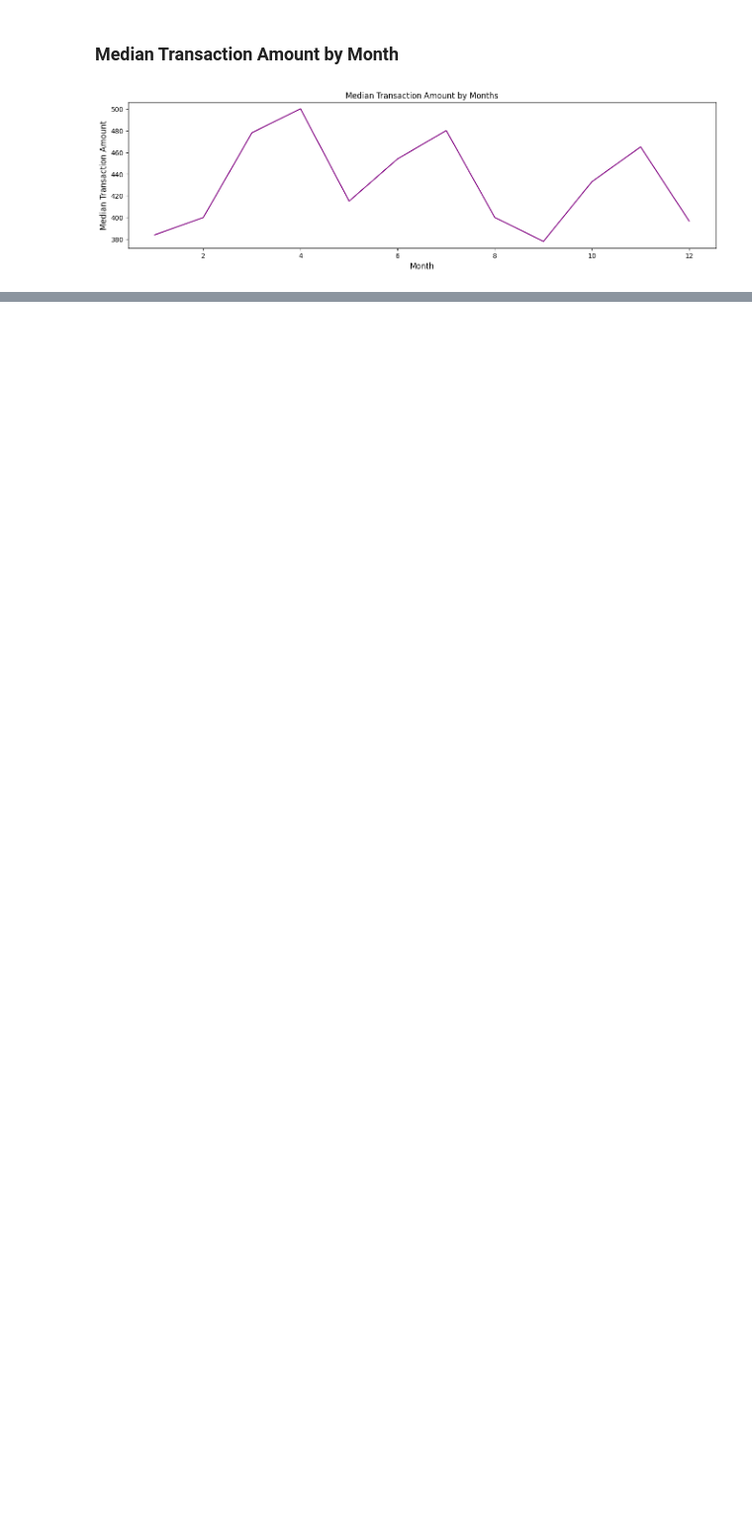
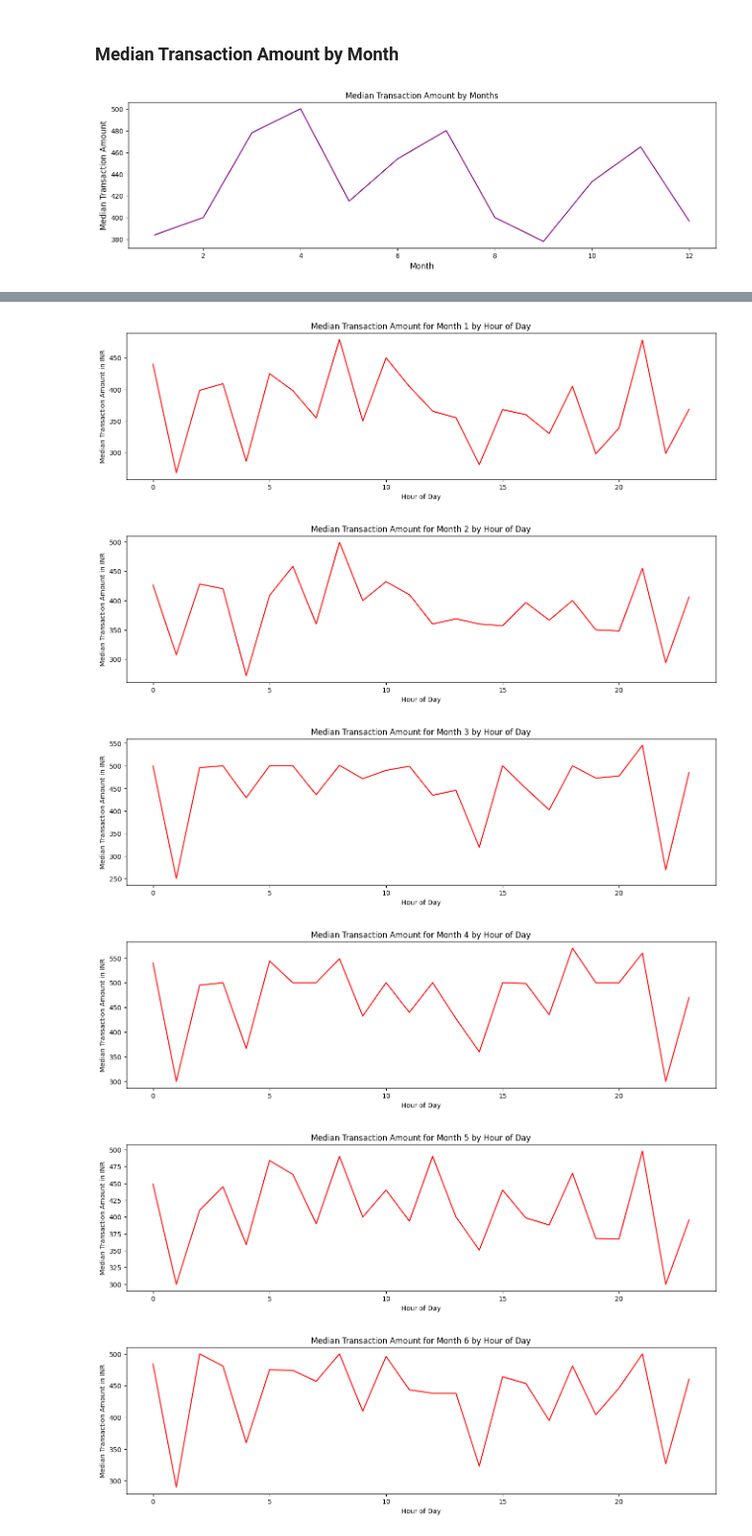
Before and after one commit to manikrishna-m/Bank_Customer_Segmentation, a Jupyter notebook: Customer_Segmentation.ipynb, the cells around one changed output, grey strips where cells are left out. Shown at 99% size. Cells and saved outputs as stored; diff of their text form; code cells hidden in the pictures; blank space fills up the shorter version.

```diff
--- a/Customer_Segmentation.ipynb
+++ b/Customer_Segmentation.ipynb
@@ -412,0 +503,5 @@ plt.show()
+# %%
+transactions_3 = bank_clean_2[['TransactionAmount (INR)','TransactionMonth','TransactionHour']]
+
+monthly_and_hourly = transactions_3.groupby(['TransactionMonth','TransactionHour']).agg(['median','count'])
+monthly_and_hourly
@@ -412,0 +544,4 @@ plt.show()
+# %%
+months = list(range(1,13))
+hours = list(range(0,24))
+months
@@ -412,0 +552,16 @@ plt.show()
+# %%
+for month in months:
+    mini_month = monthly_and_hourly.loc[month]
+    plt.figure(figsize=(16,4))
+    mini_month['TransactionAmount (INR)','median'].plot(kind='line',color ="red")
+    plt.title(f'Median Transaction Amount for Month {month} by Hour of Day')
+    plt.xlabel('Hour of Day')
+    plt.ylabel('Median Transaction Amount in INR')
+    plt.show()
+# %% [output]
+[figure, added]
+[figure, added]
+[figure, added]
+[figure, added]
+[figure, added]
+[figure, added]
```
Also changed, not shown: parts of 45 cells of this notebook.
